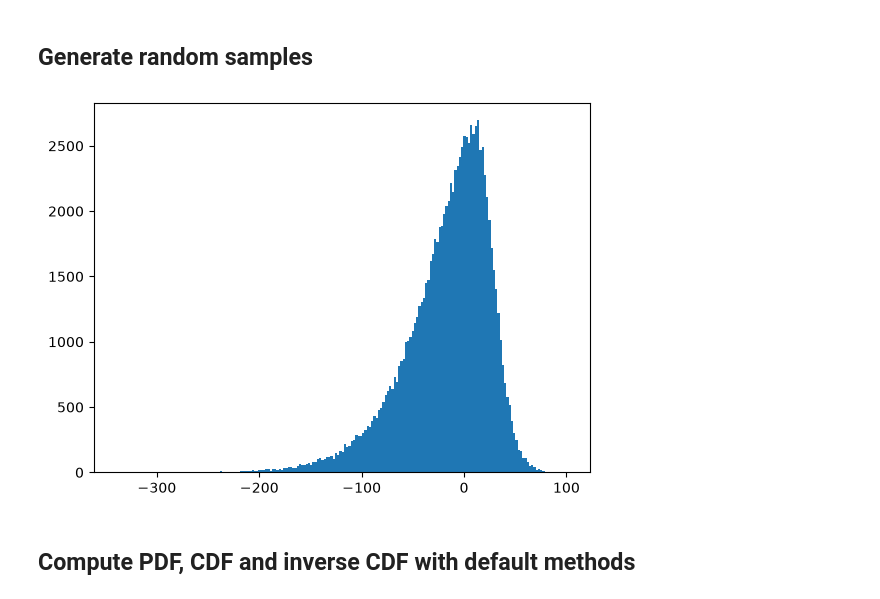
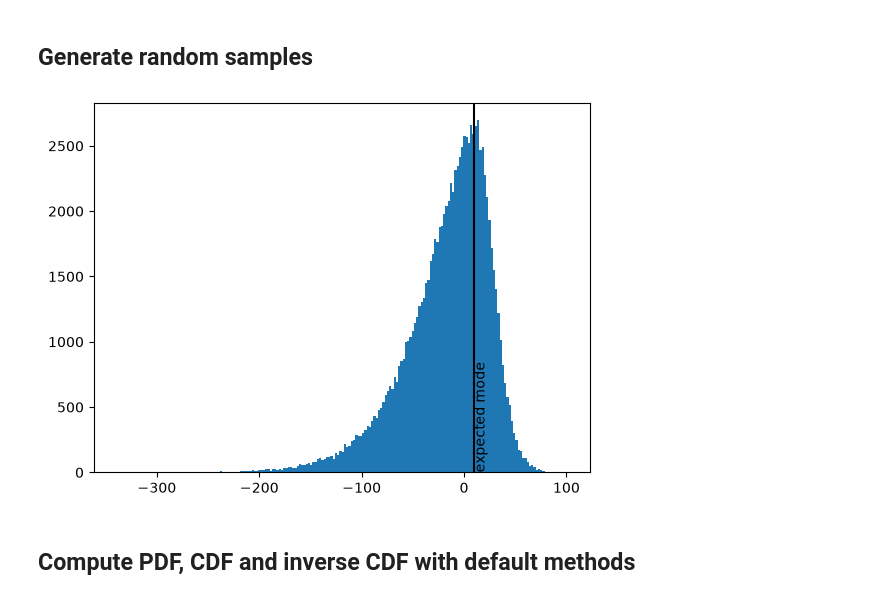
Before and after one commit to abhranildas/gx2-py, a Jupyter notebook: GettingStarted.ipynb, the cells around one changed output. Saved outputs shown, nothing was run; the diff lists cells and outputs as text; code cells hidden in the pictures.

```diff
--- a/GettingStarted.ipynb
+++ b/GettingStarted.ipynb
@@ -51,7 +51,8 @@ l = [2, 3, 7]
 s = 5
 m = 10
 
-mu, v = gx2.stat(w, k, l, s, m)
-print("mu =", mu)
-print("v  =", v)
+mu, v, mode = gx2.stat(w, k, l, s, m, mode=True)
+print("mu   =", mu)
+print("v    =", v)
+print("mode =", mode)
 # %% [output]
@@ -62,10 +64,12 @@ v  = 1771.0
 # %%
 r = gx2.rnd(w, k, l, s, m, size=(1, int(1e5)))
 plt.figure()
 plt.hist(r.ravel(), bins=200, edgecolor='none')
+plt.axvline(mode, color='k')
+plt.text(mode, 0, 'expected mode', rotation=90, va='bottom')
 plt.show()
 # %% [output]
-[figure, old version]
+[figure, new version]
 # %% [markdown]
 ## Compute PDF, CDF and inverse CDF with default methods
 # %%
```
Also changed, not shown: parts of 25 cells of this notebook, 8 other files.
